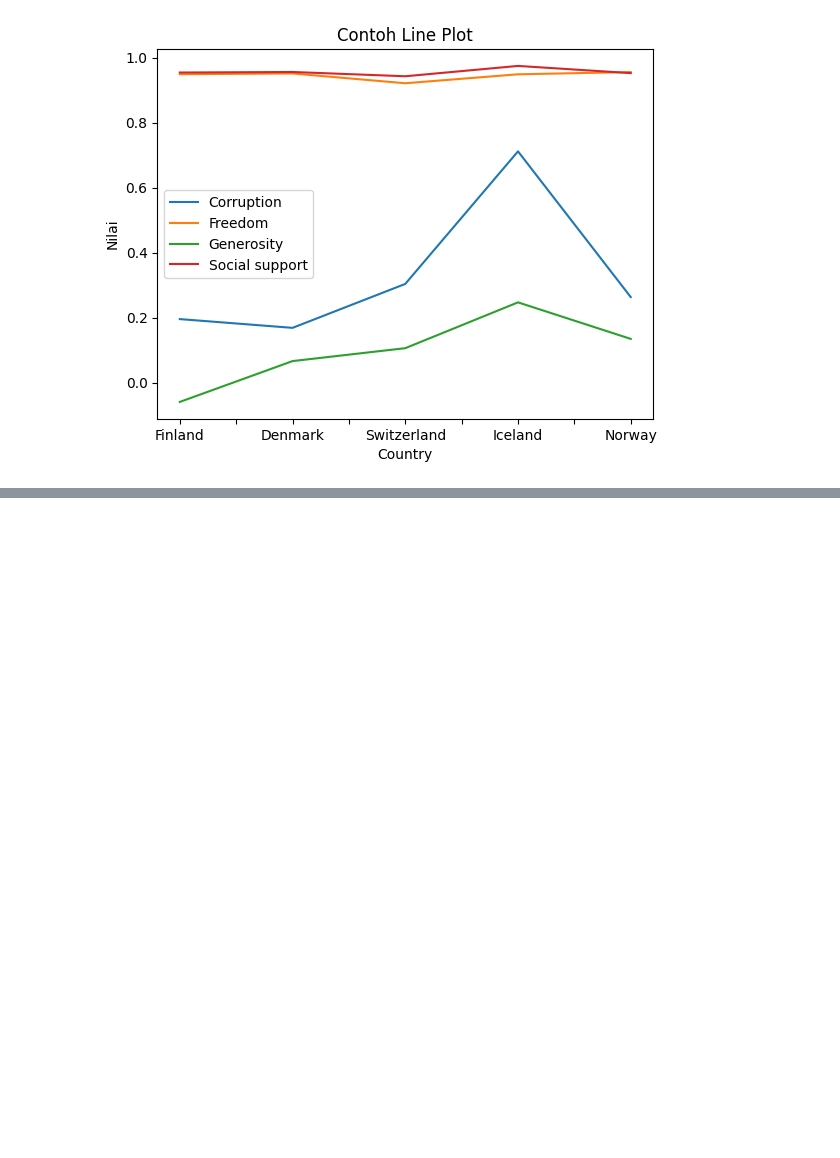
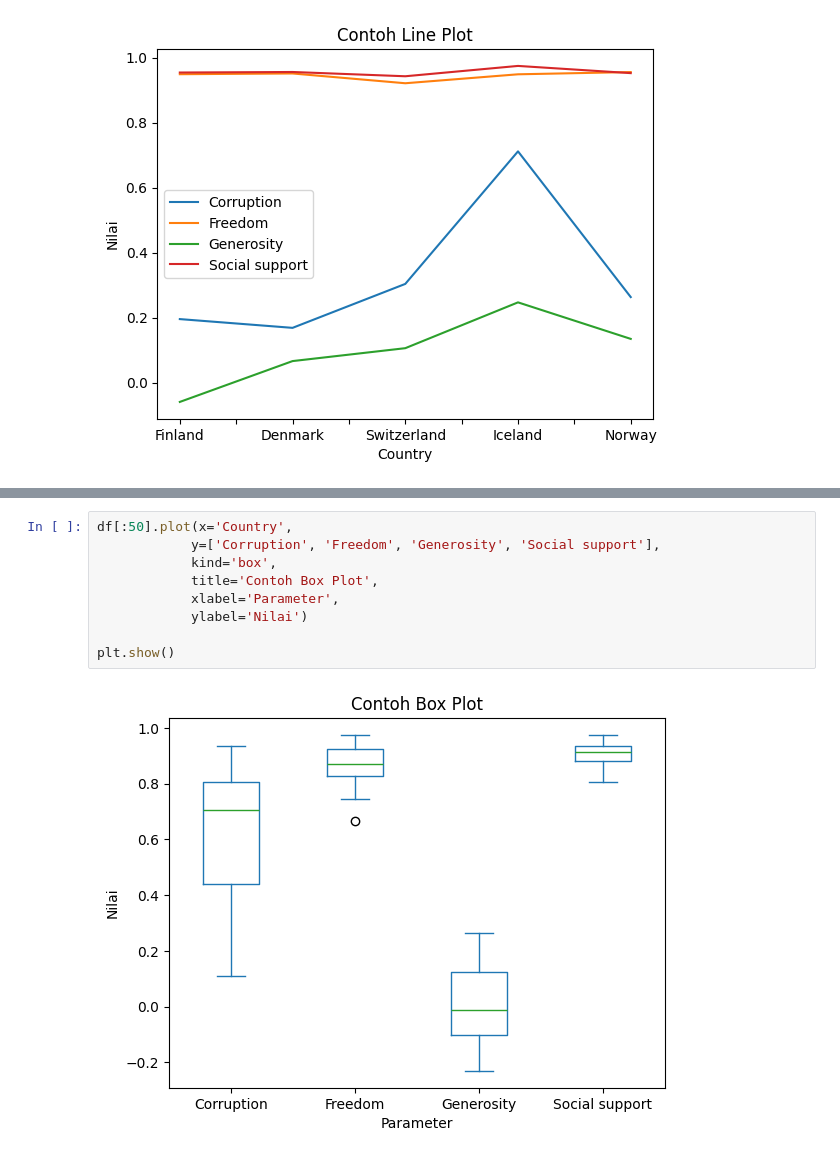
Before and after one commit to LatiefDataVisionary/matplotlib-with-indonesia-belajar, a Jupyter notebook: Matplotlib_22_|_Pandas_Data_Frame_dan_Matplotlib_|_Part_3_.ipynb, the cells around one changed output, grey strips where cells are left out. Cells and saved outputs as stored; diff of their text form; blank space fills up the shorter version.

```diff
--- a/Matplotlib_22_|_Pandas_Data_Frame_dan_Matplotlib_|_Part_3_.ipynb
+++ b/Matplotlib_22_|_Pandas_Data_Frame_dan_Matplotlib_|_Part_3_.ipynb
@@ -75,0 +121,11 @@ plt.show()
+# %%
+df[:50].plot(x='Country',
+            y=['Corruption', 'Freedom', 'Generosity', 'Social support'],
+            kind='box',
+            title='Contoh Box Plot',
+            xlabel='Parameter',
+            ylabel='Nilai')
+
+plt.show()
+# %% [output]
+[figure, added]
```
Also changed, not shown: parts of 4 cells of this notebook.
